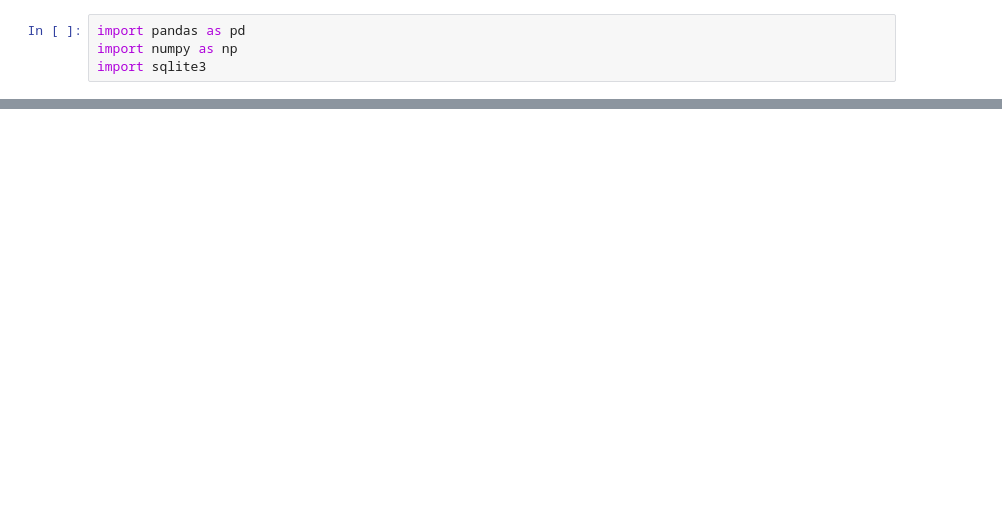
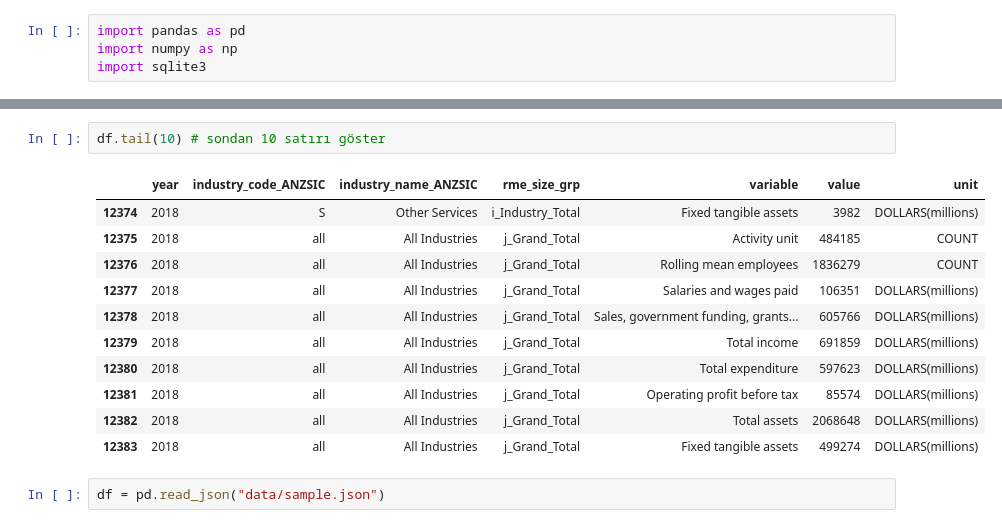
Before and after one commit to mhmtdmr/3401_23, a Jupyter notebook: 4 - pandas.ipynb, the cells around one changed output, grey strips where cells are left out. Drawn from its saved outputs; the diff is of its cells as text; blank space fills up the shorter version.

```diff
--- a/4 - pandas.ipynb
+++ b/4 - pandas.ipynb
@@ -9,0 +51,16 @@ FileNotFoundError: [Errno 2] No such file or directory: 'data/sample.csv'
+# %%
+df.tail(10) # sondan 10 satırı göster
+# %% [output]
+|  | year | industry_code_ANZSIC | industry_name_ANZSIC | rme_size_grp | variable | value | unit |
+| 12374 | 2018 | S | Other Services | i_Industry_Total | Fixed tangible assets | 3982 | DOLLARS(millions) |
+| 12375 | 2018 | all | All Industries | j_Grand_Total | Activity unit | 484185 | COUNT |
+| 12376 | 2018 | all | All Industries | j_Grand_Total | Rolling mean employees | 1836279 | COUNT |
+| 12377 | 2018 | all | All Industries | j_Grand_Total | Salaries and wages paid | 106351 | DOLLARS(millions) |
+| 12378 | 2018 | all | All Industries | j_Grand_Total | Sales, government funding, grants... | 605766 | DOLLARS(millions) |
+| 12379 | 2018 | all | All Industries | j_Grand_Total | Total income | 691859 | DOLLARS(millions) |
+| 12380 | 2018 | all | All Industries | j_Grand_Total | Total expenditure | 597623 | DOLLARS(millions) |
+| 12381 | 2018 | all | All Industries | j_Grand_Total | Operating profit before tax | 85574 | DOLLARS(millions) |
+| 12382 | 2018 | all | All Industries | j_Grand_Total | Total assets | 2068648 | DOLLARS(millions) |
+| 12383 | 2018 | all | All Industries | j_Grand_Total | Fixed tangible assets | 499274 | DOLLARS(millions) |
+# %%
+df = pd.read_json("data/sample.json")
```
Also changed, not shown: parts of 8 cells of this notebook, 2 other files.
